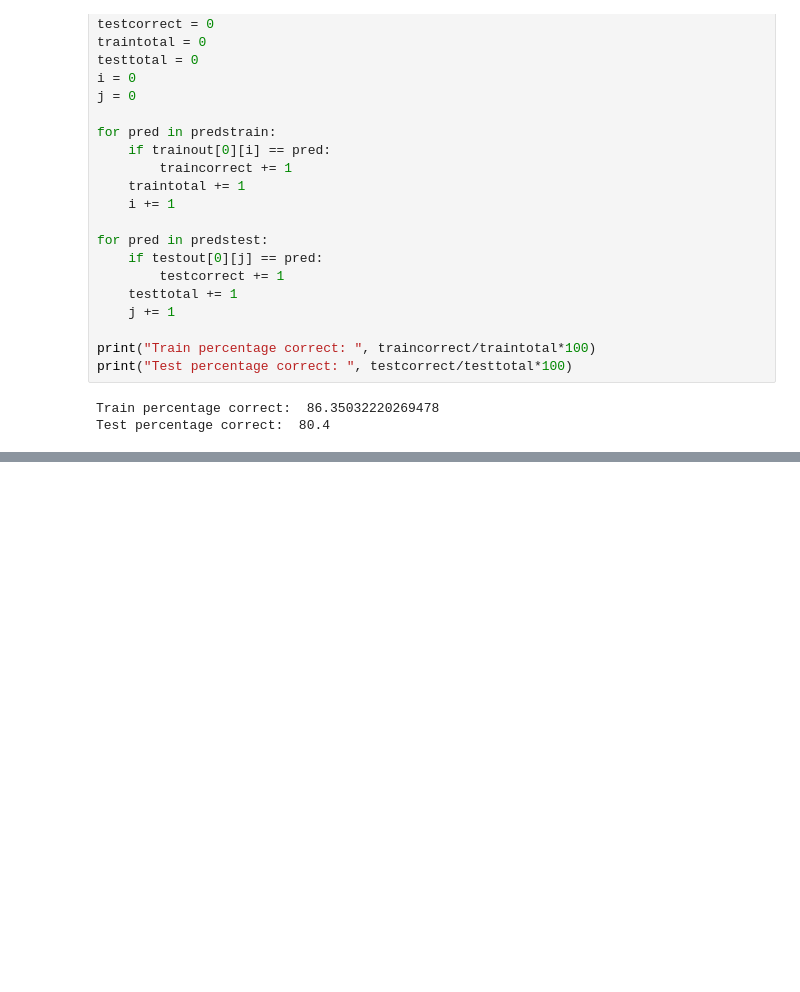
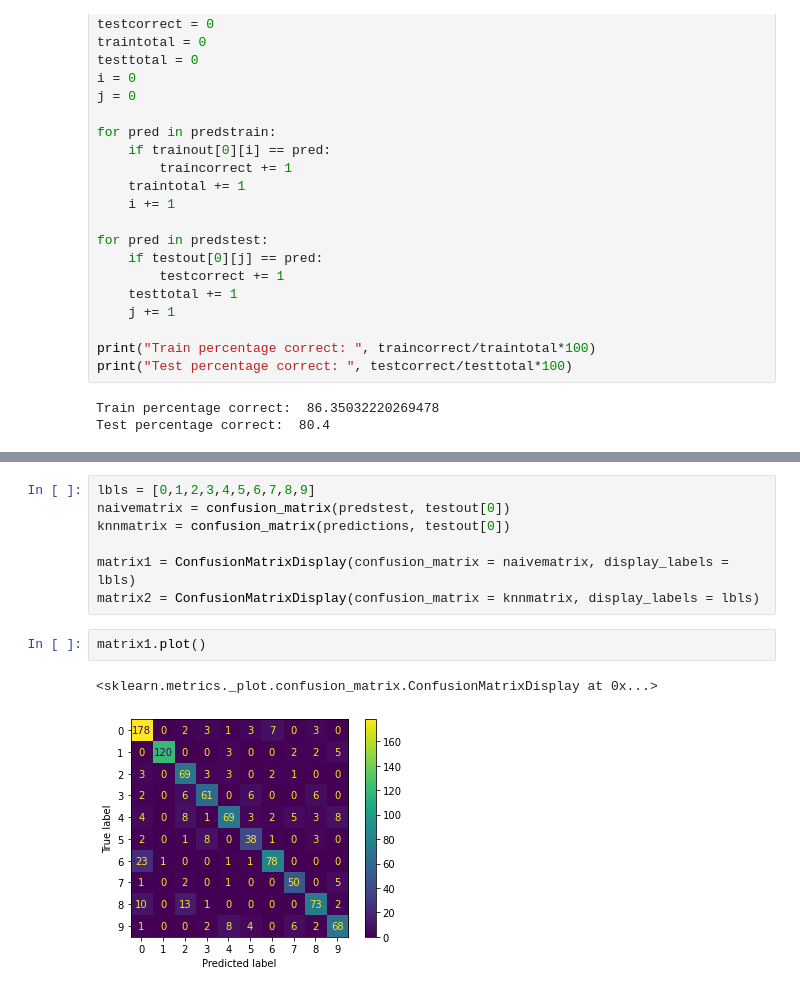
Before and after one commit to RianneAr/Deep_Learning_Ass1, a Jupyter notebook: CodeTask1.ipynb, the cells around one changed output, grey strips where cells are left out. Drawn from its saved outputs; the diff is of its cells as text; blank space fills up the shorter version.

Commit message:
Add confusion matrices

```diff
--- a/CodeTask1.ipynb
+++ b/CodeTask1.ipynb
@@ -144,0 +163,12 @@ Test percentage correct:  80.4
+# %%
+lbls = [0,1,2,3,4,5,6,7,8,9]
+naivematrix = confusion_matrix(predstest, testout[0])
+knnmatrix = confusion_matrix(predictions, testout[0])
+
+matrix1 = ConfusionMatrixDisplay(confusion_matrix = naivematrix, display_labels = lbls)
+matrix2 = ConfusionMatrixDisplay(confusion_matrix = knnmatrix, display_labels = lbls)
+# %%
+matrix1.plot()
+# %% [output]
+<sklearn.metrics._plot.confusion_matrix.ConfusionMatrixDisplay at 0x...>
+[figure, added]
```
Also changed, not shown: parts of 5 cells of this notebook.
